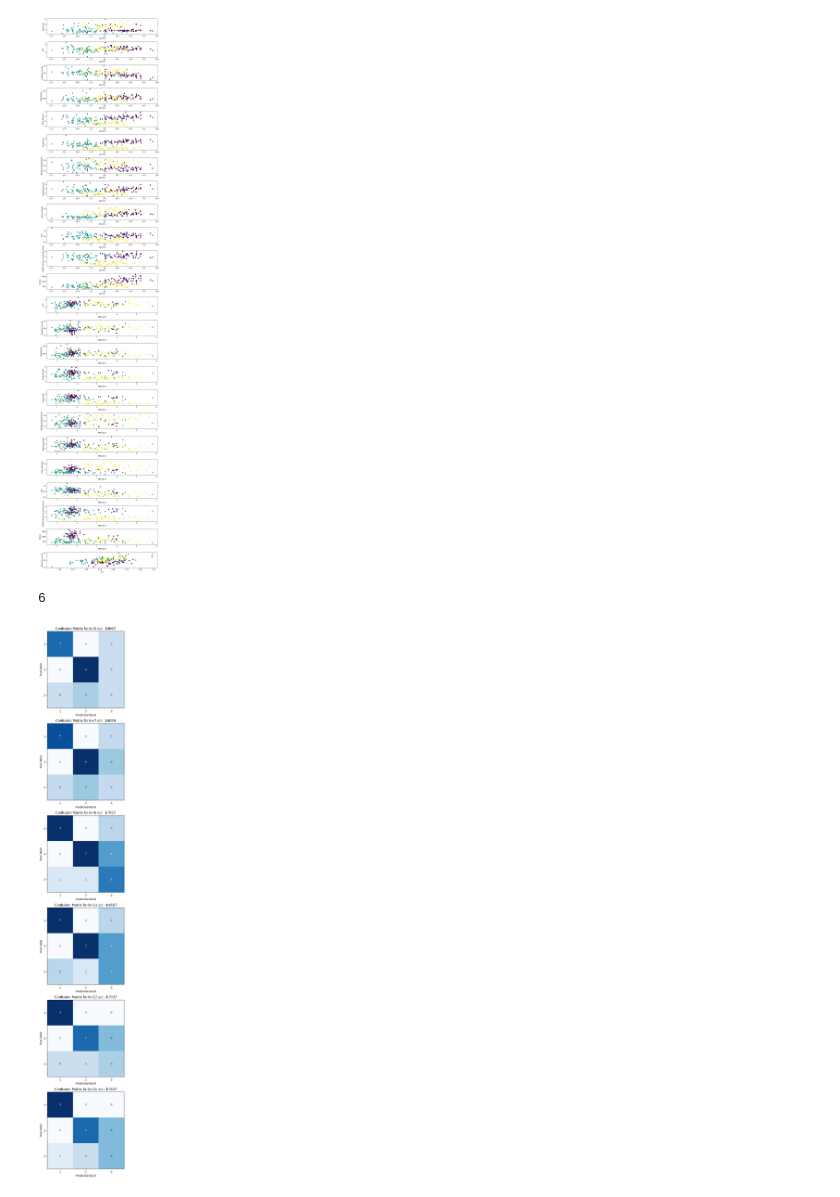
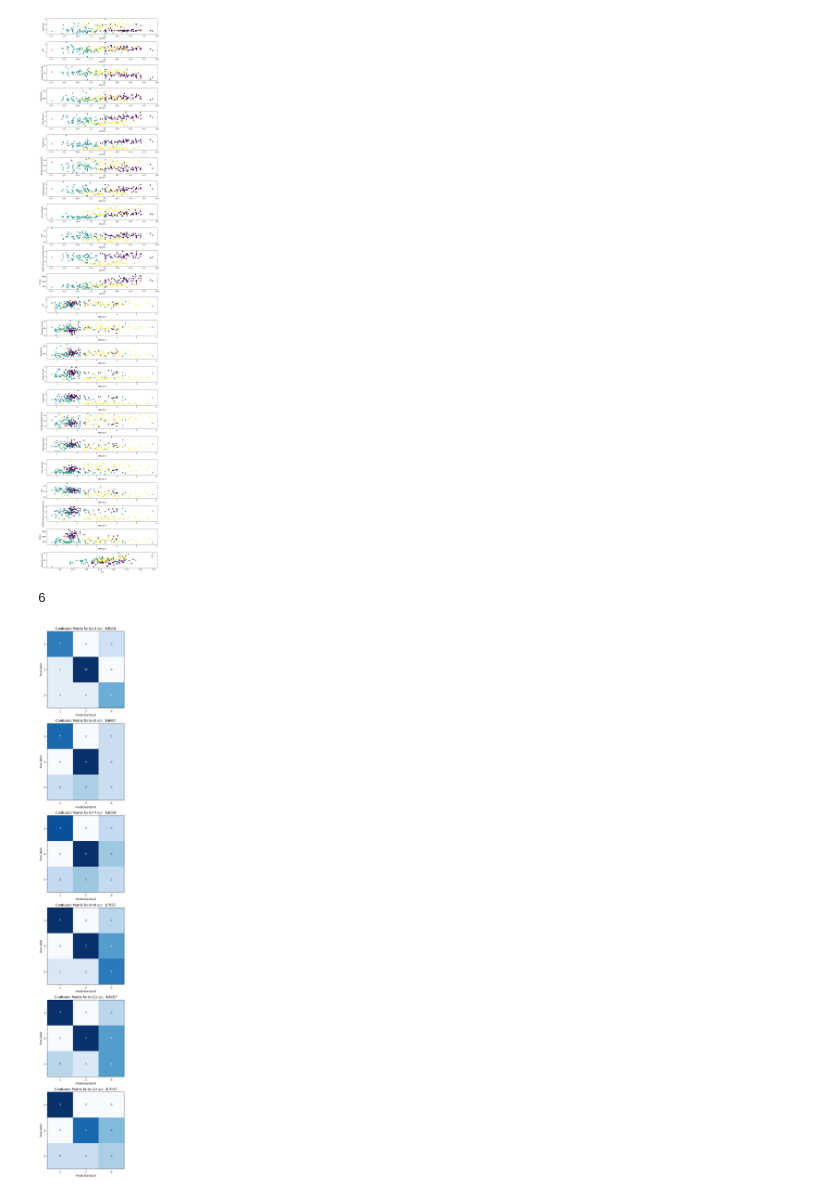
Before and after one commit to Aman14o5/Machine-Learning-Lab, a Jupyter notebook: Exp6/KNN.ipynb, the cells around one changed output. Cells and saved outputs as stored; diff of their text form; code cells hidden in the pictures.

```diff
--- a/Exp6/KNN.ipynb
+++ b/Exp6/KNN.ipynb
@@ -230,23 +230,31 @@ X_train, X_test, Y_train, Y_test = train_test_split(
 This implementation demonstrates a fully **vectorized and efficient approach** without using scikit-learn.
 # %%
 class KNN:
-    def __init__(self,train_x:pd.DataFrame,train_y:np.array):
-        self.train_x=train_x
-        self.train_y=train_y
+    def __init__(self, train_x: pd.DataFrame, train_y):
+        # Convert everything to NumPy arrays for consistency
+        self.train_x = train_x.to_numpy() if isinstance(train_x, pd.DataFrame) else train_x
+        self.train_y = train_y.to_numpy().ravel() if isinstance(train_y, (pd.DataFrame, pd.Series)) else train_y.ravel()
 
-    def predict(self,X:pd.DataFrame,k:int):
-        X=X.to_numpy()
+    def predict(self, X: pd.DataFrame, k: int):
+        X = X.to_numpy() if isinstance(X, pd.DataFrame) else X
+
+        # Euclidean distance calculation (vectorized)
         dists = np.sqrt(
-            np.expand_dims(np.sum(X**2, axis=1),axis=-1)
-            + np.expand_dims(np.sum(self.train_x**2, axis=1),axis=0)
+            np.expand_dims(np.sum(X**2, axis=1), axis=-1)
+            + np.expand_dims(np.sum(self.train_x**2, axis=1), axis=0)
             - 2 * np.dot(X, self.train_x.T)
         )
-        # print(dists.shape)
-        neighbors_idx = np.argsort(dists, axis=1)[:, :k]
-        neighbor_labels = self.train_y[neighbors_idx].squeeze()
 
-        y_pred = np.array([np.bincount(row).argmax() for row in neighbor_labels])
-        return y_pred
+        neighbors_idx = np.argsort(dists, axis=1)[:, :k]  # indices of k nearest neighbors
+
+        # Get neighbor labels safely
+        y_pred = []
+        for idx_row in neighbors_idx:
+            neighbor_labels = self.train_y[idx_row]  # always 1D array
+            most_common = np.bincount(neighbor_labels).argmax()
+            y_pred.append(most_common)
+
+        return np.array(y_pred)
 # %%
 classifier=KNN(X_train,Y_train)
 # %% [markdown]
@@ -344,29 +352,29 @@ X_train_wine, X_test_wine, Y_train_wine, Y_test_wine = train_test_split(
 
 wine_classifier=KNN(X_train_wine,Y_train_wine)
 # %%
-ks=[5,7,9,11,13,15]
+ks=[3,5,7,9,11,13]
 
 fig, axes = plt.subplots(len(ks), 1, figsize=(12, 36))
 
 accuracies_wine=[]
 for i,k in enumerate(ks):
 
     plt.subplot(len(ks),1,i+1)
     predictions_wine=wine_classifier.predict(X_test_wine,k)
     cm_wine=confusion_matrix(Y_test_wine,predictions_wine)
 
     disp = ConfusionMatrixDisplay(confusion_matrix=cm_wine, display_labels=le_wine.classes_)
     disp.plot(cmap="Blues", values_format="d", ax=axes[i], colorbar=False)
     # print(predictions_wine)
     # print(Y_test_wine)
-    acc=(predictions_wine==Y_test_wine.reshape(-1)).sum()/Y_test_wine.shape[0]
+    acc = (predictions_wine == Y_test_wine.values.flatten()).sum() / Y_test_wine.shape[0]
     axes[i].set_title(f"Confusion Matrix for k={k} acc: {acc:.4f}")
     accuracies_wine.append(acc)
 print(len(accuracies_wine))
 plt.show()
 # %% [output]
 6
-[figure, old version]
+[figure, new version]
 # %%
 plt.plot(ks,accuracies_wine)
 plt.xlabel("value of k in KNN")
```
Also changed, not shown: parts of 2 cells of this notebook.
